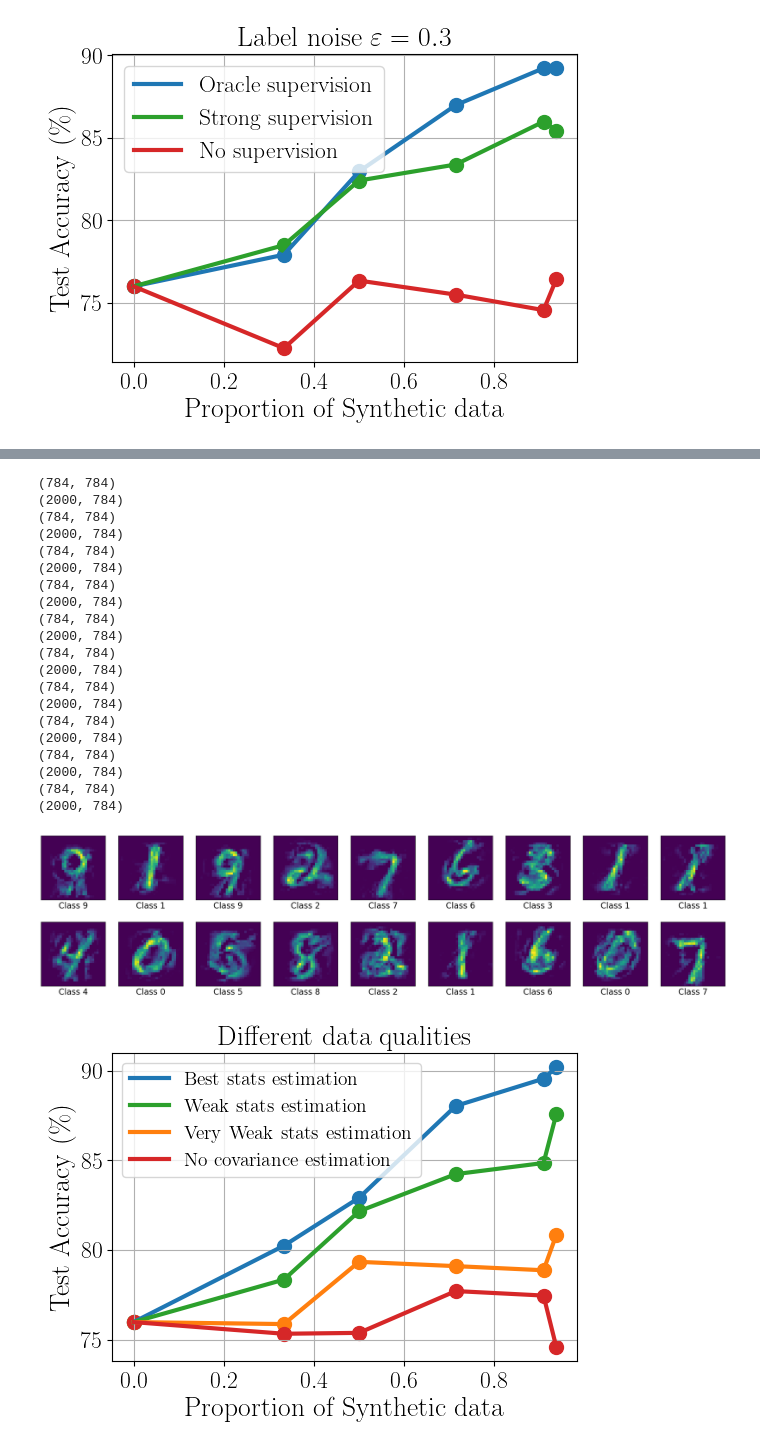
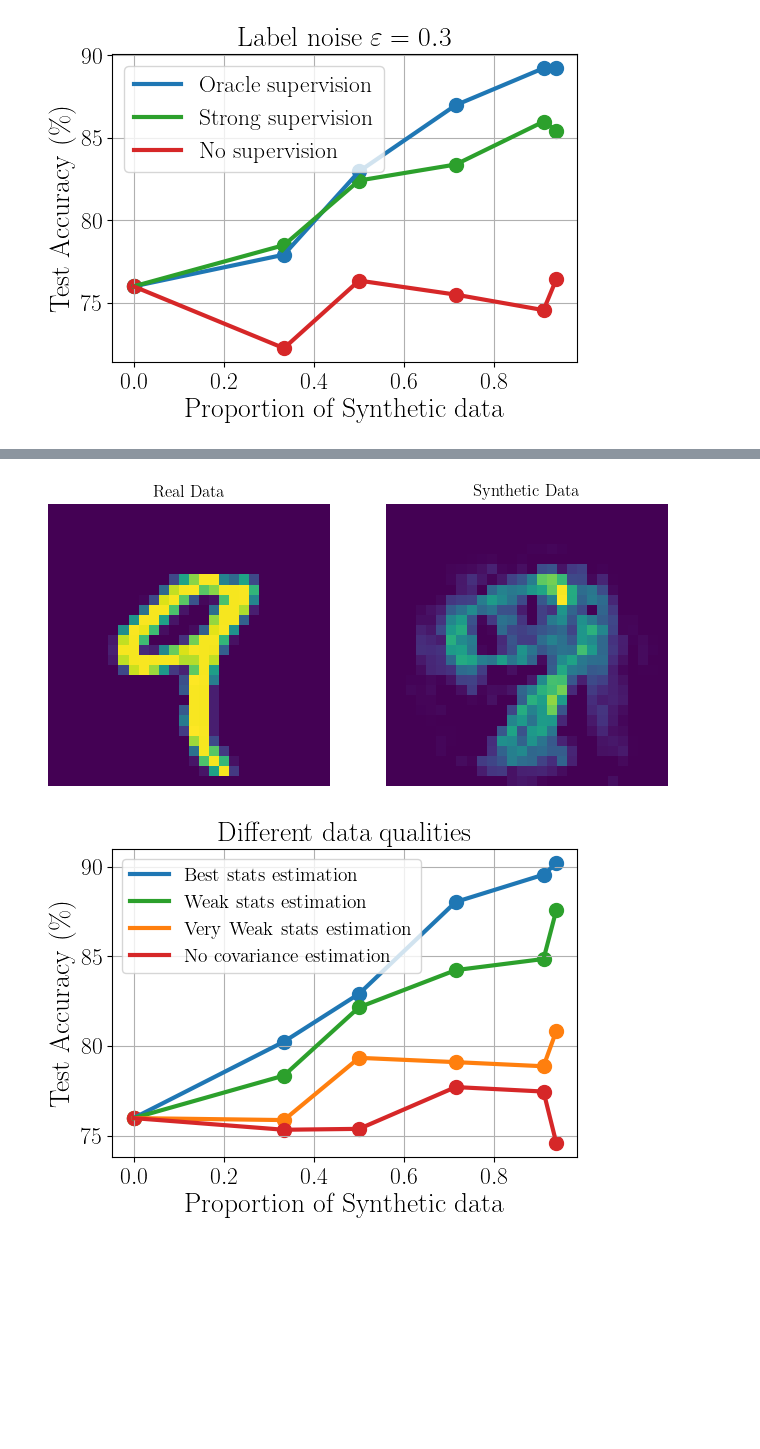
Before and after one commit to elfirdoussilab1/Synthetic-data, a Jupyter notebook: mnist.ipynb, the cells around one changed output, grey strips where cells are left out. Saved outputs shown, nothing was run; the diff lists cells and outputs as text; code cells hidden in the pictures; blank space fills up the shorter version.

```diff
--- a/mnist.ipynb
+++ b/mnist.ipynb
@@ -698,54 +326,30 @@ array([], dtype=int64)
-# %%
-from dataset import *
-import matplotlib.pyplot as plt
-
-n = 50
-m = 2000
-n_use = 784
-epsilon = 0
-rho = 0.
-phi = 1
-data = MNIST_generator(n, m, 'cpu', True, n_use= n_use, estimate_cov = True, m_estim = 0, epsilon = epsilon, rho = rho, phi = phi)
-# %% [output]
-(784, 784)
-(2000, 784)
-(784, 784)
-(2000, 784)
-(784, 784)
-(2000, 784)
-(784, 784)
-(2000, 784)
-(784, 784)
-(2000, 784)
-(784, 784)
-(2000, 784)
-(784, 784)
-(2000, 784)
-(784, 784)
-(2000, 784)
-(784, 784)
-(2000, 784)
-(784, 784)
-(2000, 784)
-# %%
-X_s = data.X_s
-idx = np.random.randint(0, len(X_s), (2, 9))
-fig, ax = plt.subplots(2, 9, figsize = (30, 7))
-y_s = data.y_s
-l, c = idx.shape
-for i in range(l):
-    for j in range(c):
-        im = X_s[idx[i, j]]
-        #im = np.maximum(im, 0)
-        ax[i, j].imshow(im.reshape(28, 28))
-        ax[i, j].set_xlabel(f'Class {y_s[idx[i, j]]}', fontsize = 20)
-        ax[i, j].set_xticks([])
-        ax[i, j].set_yticks([])
-
-#path = f'./study-plot/generated-gaussian-mnist-m-{m}-m_estim-{m_estim}-estim_cov-{estimate_cov}.pdf'
-#fig.savefig(path, bbox_inches='tight')
-# %% [output]
-[figure, removed]
+# %%
+plt.rcParams.update({"text.usetex": True,"font.family": "STIXGeneral"})#,"font.sans-serif": "Helvetica",})
+
+X_s = data.X_s
+X_real = data.X_real
+img_r = X_real[data.y_real == 9][0]
+img_s = X_s[data.y_s == 9][0]
+fig, axes = plt.subplots(1, 2, figsize=(8, 4))
+
+titles = ["Real Data", "Synthetic Data"]
+# Display images
+axes[0].imshow(img_r.reshape(28, 28))
+axes[1].imshow(img_s.reshape(28, 28))
+
+# Set titles
+for ax, title in zip(axes, titles):
+    ax.set_title(title)
+    ax.axis("off")  # Hide axes for a cleaner look
+
+# Show the plot
+path = f'./study-plot/real_synth_mnist.png'
+fig.savefig(path, bbox_inches='tight')
+
+#path = f'./study-plot/generated-gaussian-mnist-m-{m}-m_estim-{m_estim}-estim_cov-{estimate_cov}.pdf'
+#fig.savefig(path, bbox_inches='tight')
+# %% [output]
+[figure, added]
 # %%
 import matplotlib.pyplot as plt
 import pandas as pd
```
Also changed, not shown: parts of 35 cells of this notebook, 4 other files.
